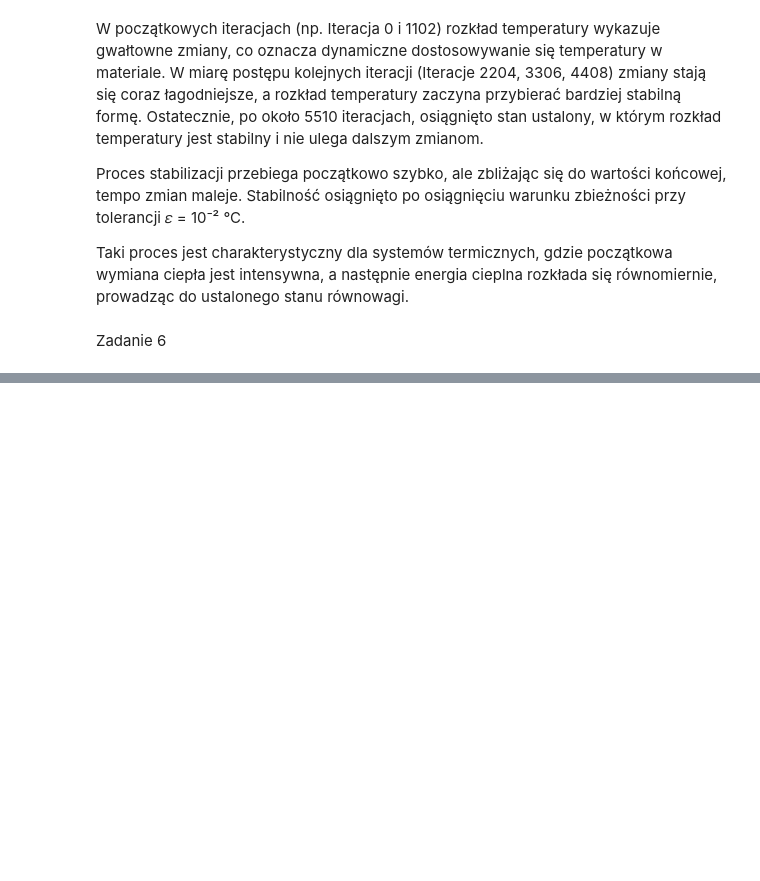
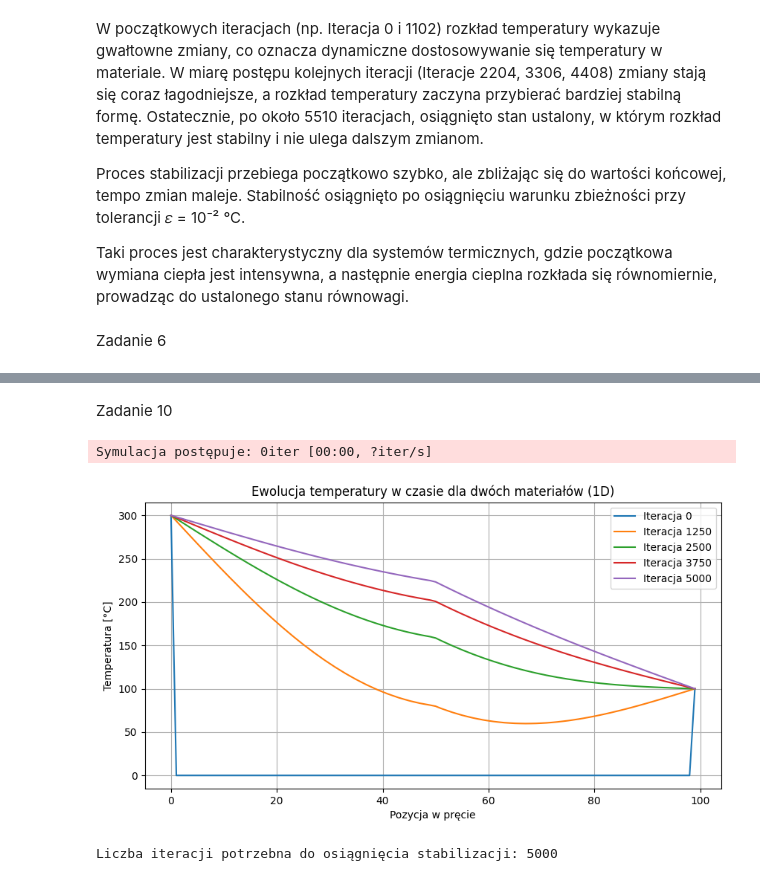
Before and after one commit to mareksigmund/Rozwi-zywanie-zada--odwrotnych, a Jupyter notebook: LAB_2/Lab_2.ipynb, the cells around one changed output, grey strips where cells are left out. Drawn from its saved outputs; the diff is of its cells as text; code cells hidden in the pictures; blank space fills up the shorter version.

```diff
--- a/LAB_2/Lab_2.ipynb
+++ b/LAB_2/Lab_2.ipynb
@@ -908,0 +1112,64 @@ KeyboardInterrupt:
+# %% [markdown]
+Zadanie 10
+# %%
+import numpy as np
+import matplotlib.pyplot as plt
+from tqdm import tqdm
+
+# Funkcja do symulacji przepływu ciepła w 1D dla materiału złożonego z dwóch różnych przewodności cieplnych
+def simulate_heat_transfer_nonhomogeneous1D(N, T0, TN, k_values, max_iter=10000, tolerance=1e-2):
+    temperatures = np.zeros(N)
+    temperatures[0] = T0
+    temperatures[-1] = TN
+
+    for iteration in tqdm(range(max_iter), desc="Symulacja postępuje", unit="iter"):
+        new_temperatures = temperatures.copy()
+
+        # Aktualizacja temperatury w punktach wewnętrznych
+        for i in range(1, N - 1):
+            k_left = (k_values[i] + k_values[i - 1]) / 2
+            k_right = (k_values[i] + k_values[i + 1]) / 2
+            new_temperatures[i] = (k_right * temperatures[i + 1] + k_left * temperatures[i - 1]) / (k_left + k_right)
+
+        if np.max(np.abs(new_temperatures - temperatures)) < tolerance:
+            return new_temperatures, iteration + 1  # Zwracamy temperatury i liczbę iteracji
+
+        temperatures = new_temperatures
+
+    return temperatures, max_iter
+
+# Parametry symulacji
+N = 100  # Liczba węzłów siatki
+T0, TN = 300, 100  # Warunki brzegowe (dowolnie dobrane)
+max_iter = 5000  # Maksymalna liczba iteracji
+tolerance = 1e-2  # Kryterium zbieżności
+
+# Przewodność cieplna dwóch materiałów
+k_values = np.ones(N)
+k_values[:N//2] = 0.3  # Lewa połowa siatki - materiał 1
+k_values[N//2:] = 0.1  # Prawa połowa siatki - materiał 2
+
+# Symulacja i wizualizacja
+temperatures_final, iterations_needed = simulate_heat_transfer_nonhomogeneous1D(N, T0, TN, k_values, max_iter, tolerance)
+
+# Wizualizacja stanów nieustalonych na 5 etapach
+snapshots = np.linspace(0, iterations_needed, 5, dtype=int)
+
+plt.figure(figsize=(10, 5))
+for idx, step in enumerate(snapshots):
+    temp_snapshot, _ = simulate_heat_transfer_nonhomogeneous1D(N, T0, TN, k_values, step, tolerance)
+    plt.plot(temp_snapshot, label=f"Iteracja {step}")
+
+plt.xlabel("Pozycja w pręcie")
+plt.ylabel("Temperatura [°C]")
+plt.title("Ewolucja temperatury w czasie dla dwóch materiałów (1D)")
+plt.legend()
+plt.grid(True)
+plt.show()
+
+# Liczba iteracji potrzebna do osiągnięcia stabilizacji
+print(f"Liczba iteracji potrzebna do osiągnięcia stabilizacji: {iterations_needed}")
+# %% [output]
+Symulacja postępuje: 0iter [00:00, ?iter/s]
+[figure, added]
+Liczba iteracji potrzebna do osiągnięcia stabilizacji: 5000
```
Also changed, not shown: parts of 18 cells of this notebook, 1 other file.
